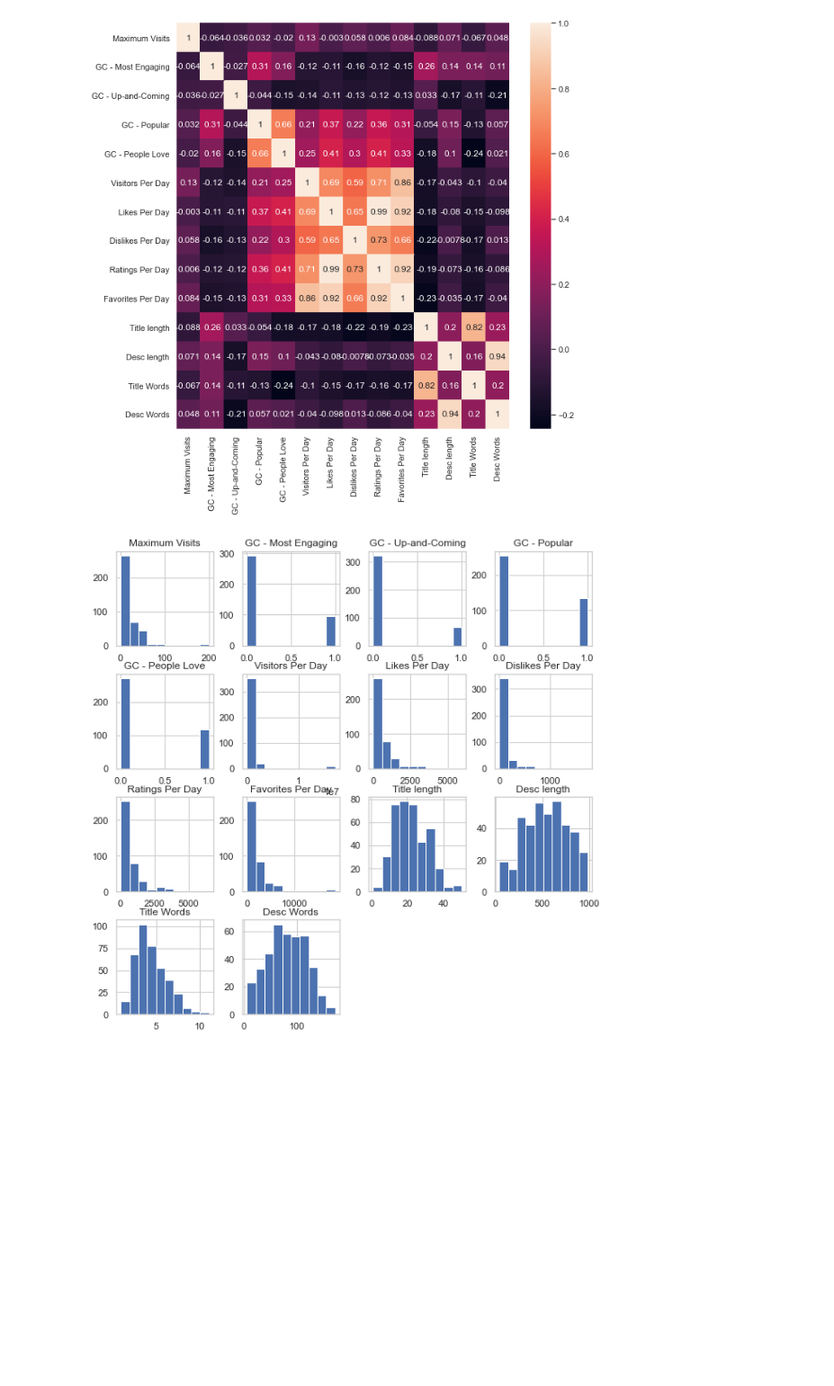
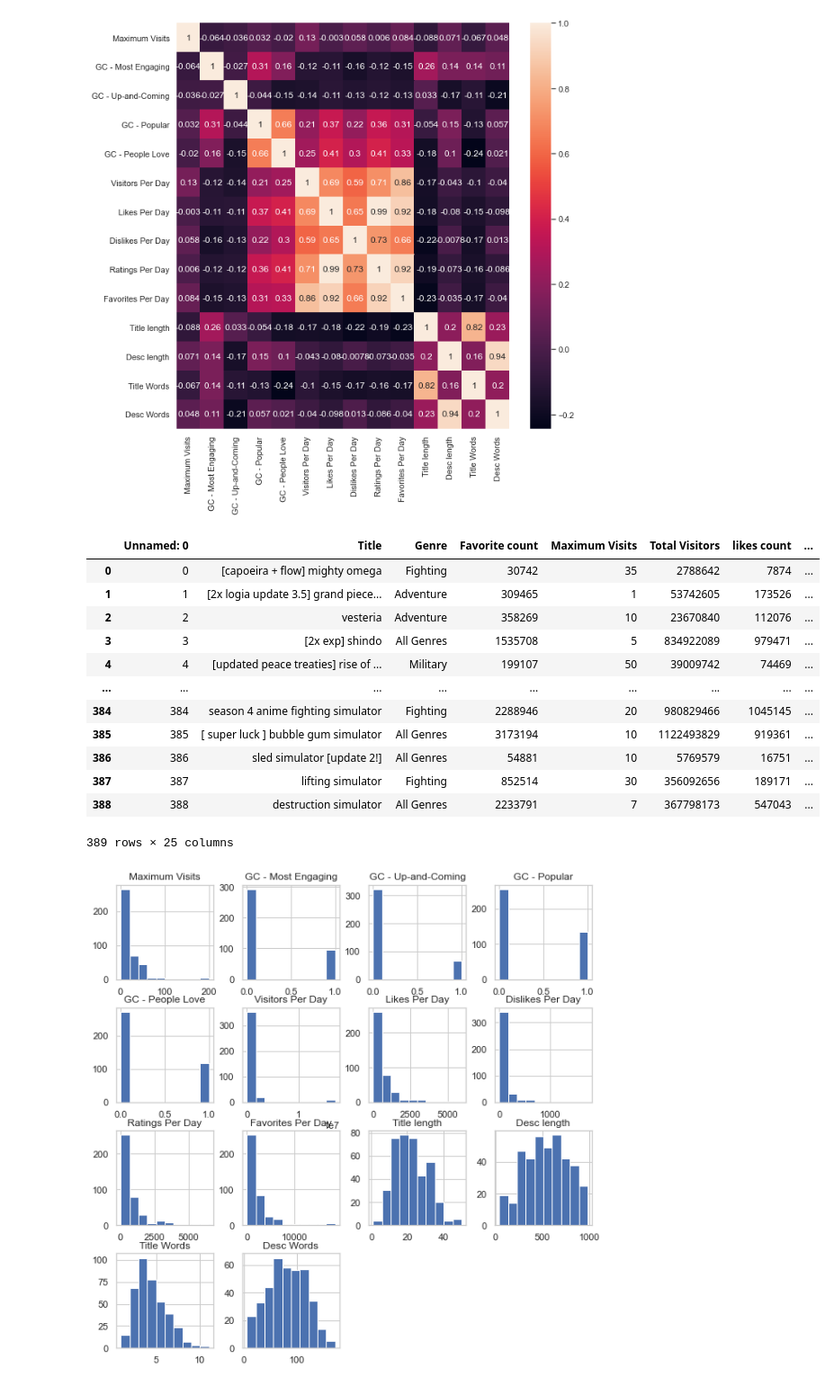
Before and after one commit to swatskool/final_project, a Jupyter notebook: Modeling.ipynb, the cells around one changed output. Shown at 90% size. Drawn from its saved outputs; the diff is of its cells as text; code cells hidden in the pictures; blank space fills up the shorter version.

```diff
--- a/Modeling.ipynb
+++ b/Modeling.ipynb
@@ -139,9 +139,24 @@ plt.show()
 # %% [output]
 [figure]
 # %%
-# df['GC Awards Count']=df[['GC - Most Engaging', 'GC - Up-and-Coming', 'GC - Popular', 'GC - People Love']].sum(axis=1)
+df['GC Awards Count']=df[['GC - Most Engaging', 'GC - Up-and-Coming', 'GC - Popular', 'GC - People Love']].sum(axis=1)
 # df['GC Awards Count'].hist()
 # plt.show()
+df
+# %% [output]
+|  | Unnamed: 0 | Title | Genre | Favorite count | Maximum Visits | Total Visitors | likes count | ... |
+| 0 | 0 | [capoeira + flow] mighty omega | Fighting | 30742 | 35 | 2788642 | 7874 | ... |
+| 1 | 1 | [2x logia update 3.5] grand piece... | Adventure | 309465 | 1 | 53742605 | 173526 | ... |
+| 2 | 2 | vesteria | Adventure | 358269 | 10 | 23670840 | 112076 | ... |
+| 3 | 3 | [2x exp] shindo | All Genres | 1535708 | 5 | 834922089 | 979471 | ... |
+| 4 | 4 | [updated peace treaties] rise of ... | Military | 199107 | 50 | 39009742 | 74469 | ... |
+| ... | ... | ... | ... | ... | ... | ... | ... | ... |
+| 384 | 384 | season 4 anime fighting simulator | Fighting | 2288946 | 20 | 980829466 | 1045145 | ... |
+| 385 | 385 | [ super luck ] bubble gum simulator | All Genres | 3173194 | 10 | 1122493829 | 919361 | ... |
+| 386 | 386 | sled simulator [update 2!] | All Genres | 54881 | 10 | 5769579 | 16751 | ... |
+| 387 | 387 | lifting simulator | Fighting | 852514 | 30 | 356092656 | 189171 | ... |
+| 388 | 388 | destruction simulator | All Genres | 2233791 | 7 | 367798173 | 547043 | ... |
+389 rows × 25 columns
 # %%
 fig, ax = plt.subplots(figsize=(10,10))
 df[['Maximum Visits', 'GC - Most Engaging', 'GC - Up-and-Coming',
```
Also changed, not shown: parts of 13 cells of this notebook, 4 other files.
